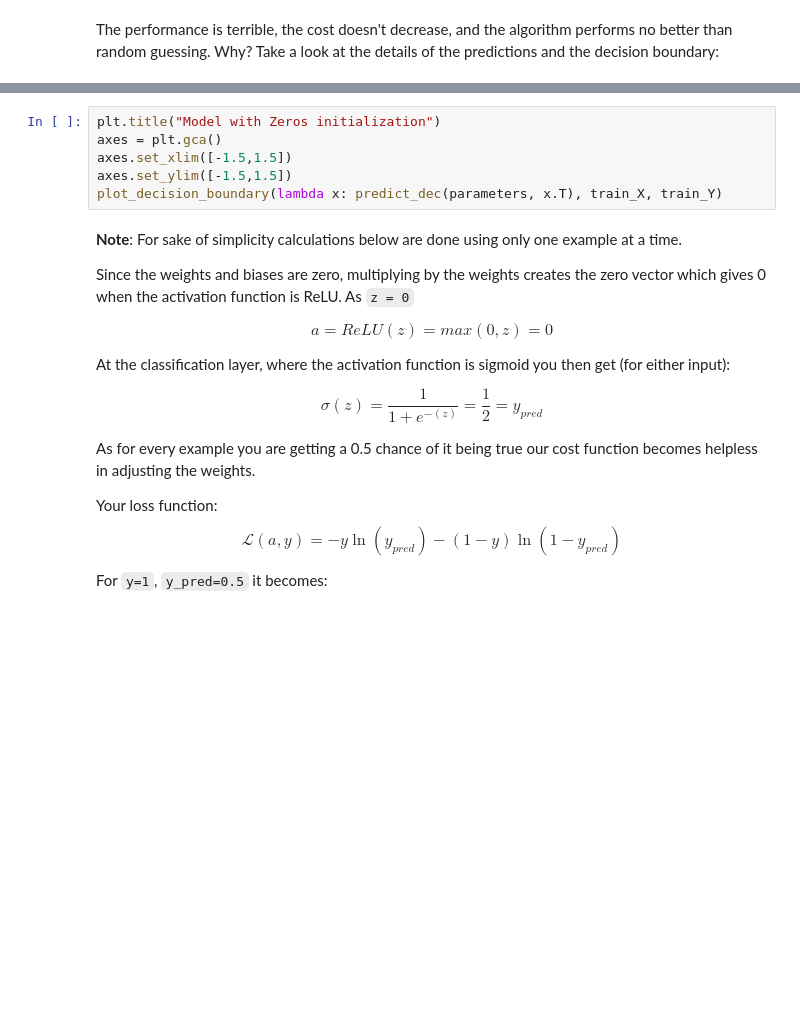
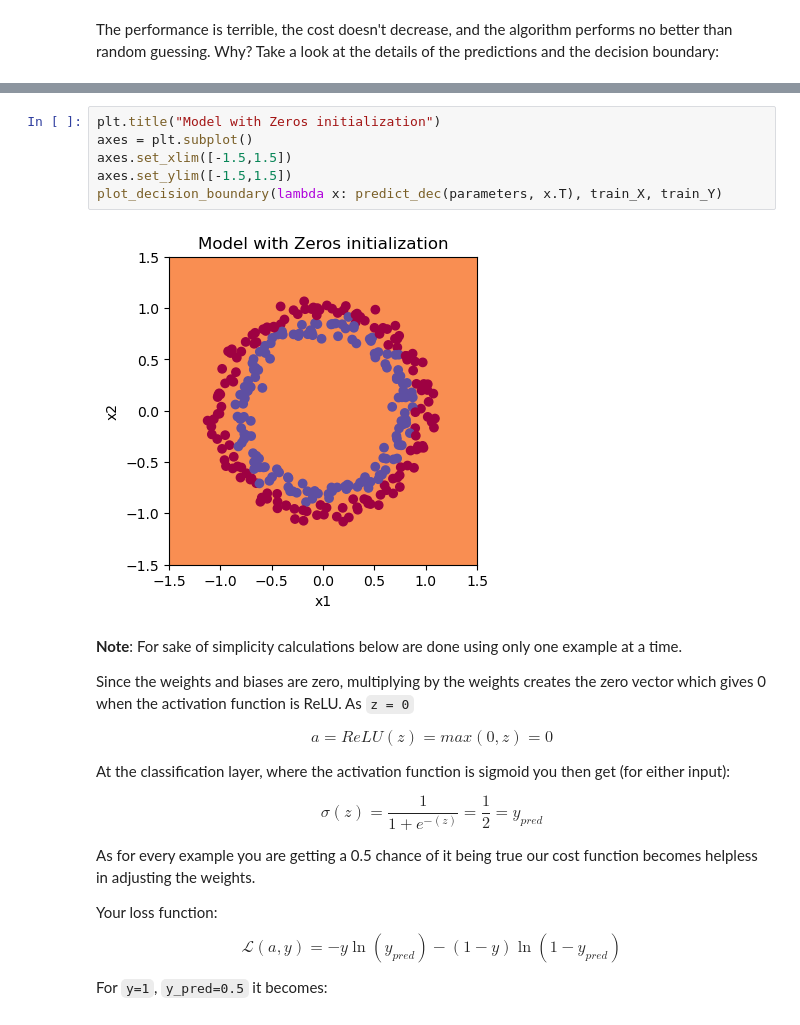
Before and after one commit to zs144/AndrewNg-coursera-DL-specialization, a Jupyter notebook: course2/proj1-initialization/Initialization.ipynb, the cells around one changed output, grey strips where cells are left out. Cells and saved outputs as stored; diff of their text form; blank space fills up the shorter version.

```diff
--- a/course2/proj1-initialization/Initialization.ipynb
+++ b/course2/proj1-initialization/Initialization.ipynb
@@ -198,9 +244,11 @@ print ("predictions_test = " + str(predictions_test))
 # %%
 plt.title("Model with Zeros initialization")
-axes = plt.gca()
+axes = plt.subplot()
 axes.set_xlim([-1.5,1.5])
 axes.set_ylim([-1.5,1.5])
 plot_decision_boundary(lambda x: predict_dec(parameters, x.T), train_X, train_Y)
+# %% [output]
+[figure, added]
 # %% [markdown]
 __Note__: For sake of simplicity calculations below are done using only one example at a time.
 
```
Also changed, not shown: parts of 17 cells of this notebook, 1 other file.
